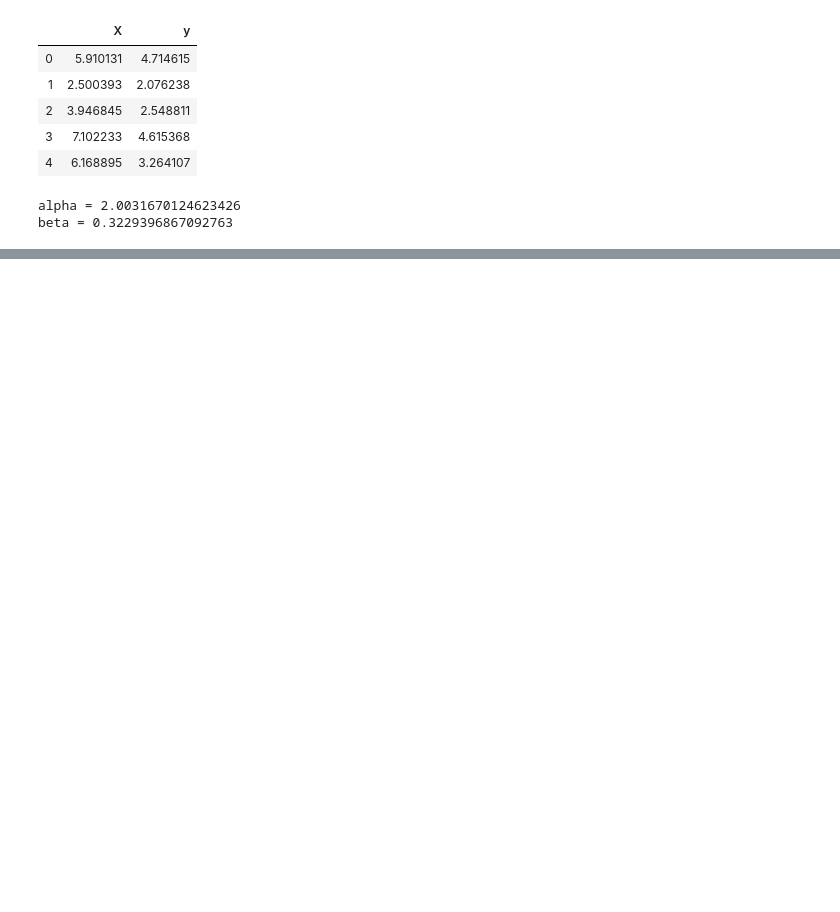
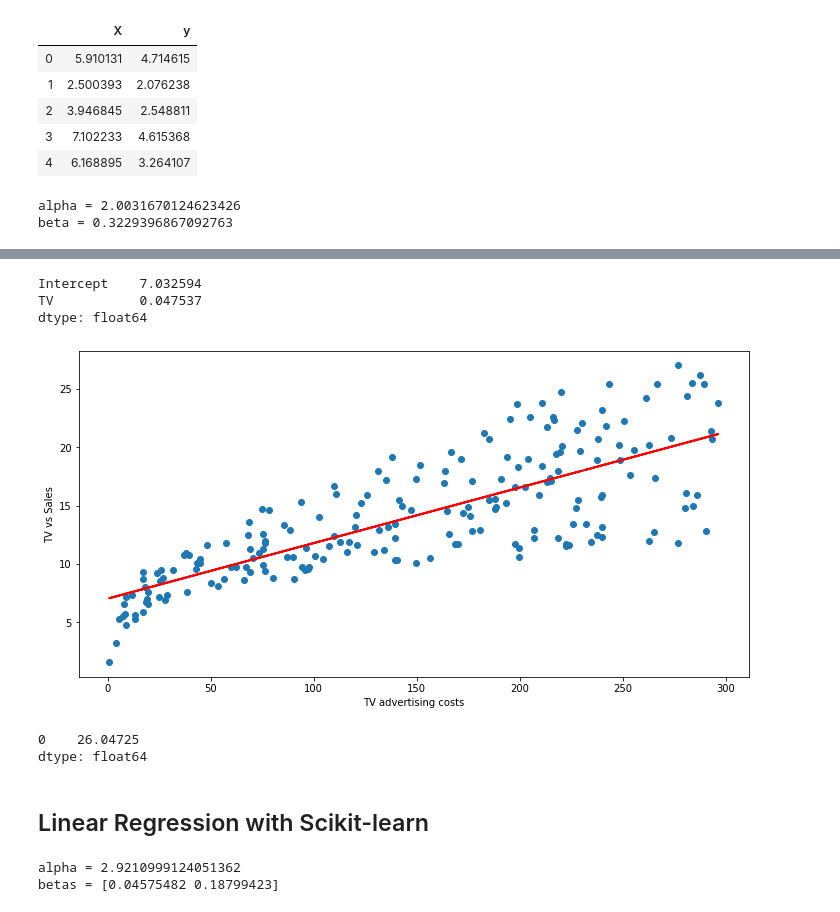
Before and after one commit to cidones/regression-analysis-python, a Jupyter notebook: notebooks/Linear-regression-example.ipynb, the cells around one changed output, grey strips where cells are left out. Cells and saved outputs as stored; diff of their text form; code cells hidden in the pictures; blank space fills up the shorter version.

```diff
--- a/notebooks/Linear-regression-example.ipynb
+++ b/notebooks/Linear-regression-example.ipynb
@@ -41,0 +80,3 @@ beta = 0.3229396867092763
+# %%
+advert = pd.read_csv('Advertising.csv')
+advert.head()
@@ -41,0 +90,53 @@ beta = 0.3229396867092763
+# %%
+import statsmodels.formula.api as smf
+
+#Initialise and fit linear regression model using statsmodel
+
+model = smf.ols('sales ~ TV', data=advert)
+model = model.fit()
+model.params
+# %% [output]
+Intercept    7.032594
+TV           0.047537
+dtype: float64
+# %%
+#Predict Values
+sales_pred = model.predict()
+
+#Plot regression against actual data
+plt.figure(figsize=(12, 6))
+plt.plot(advert['TV'], advert['sales'], 'o')         #Scatter plot showing actual data
+plt.plot(advert['TV'], sales_pred, 'r', linewidth=2) #regression line
+plt.xlabel('TV advertising costs')
+plt.ylabel('TV vs Sales')
+
+plt.show()
+# %% [output]
+[figure, added]
+# %%
+new_X = 400
+model.predict({"TV": new_X})
+# %% [output]
+0    26.04725
+dtype: float64
+# %% [markdown]
+## Linear Regression with Scikit-learn
+# %%
+from sklearn.linear_model import LinearRegression
+
+#Build linear regression model using TV and Radio as predictors
+#Split data into predictor X and output y
+
+predictors = ['TV', 'radio']
+X = advert[predictors]
+y = advert['sales']
+
+#initialise and fit model
+lm = LinearRegression()
+model = lm.fit(X, y)
+
+print(f'alpha = {model.intercept_}')
+print(f'betas = {model.coef_}')
+# %% [output]
+alpha = 2.9210999124051362
+betas = [0.04575482 0.18799423]
```
Also changed, not shown: parts of 6 cells of this notebook, 3 other files.
